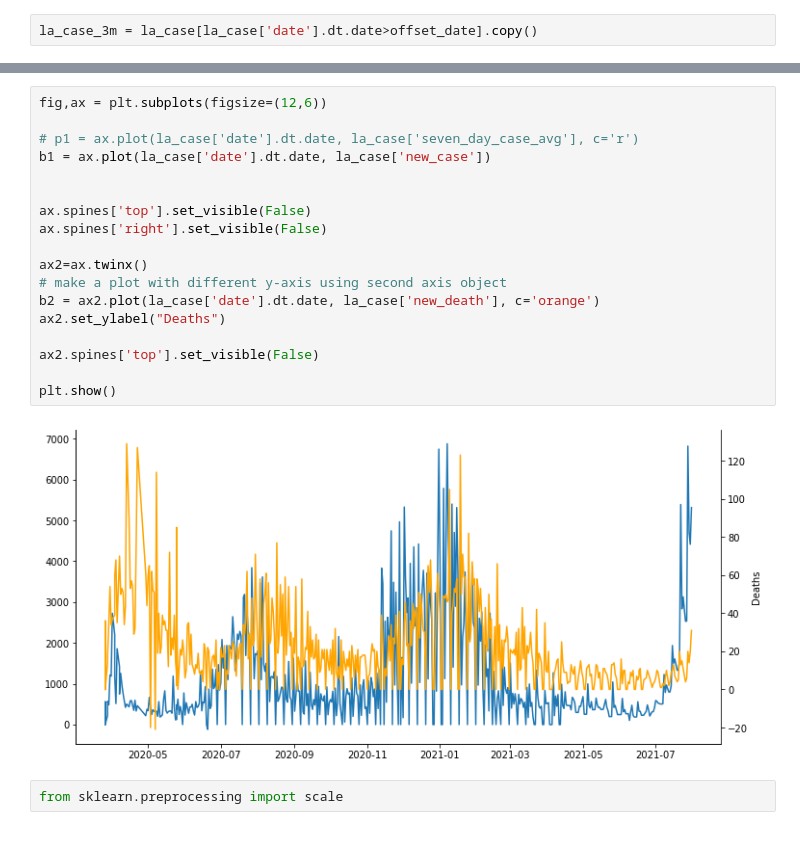
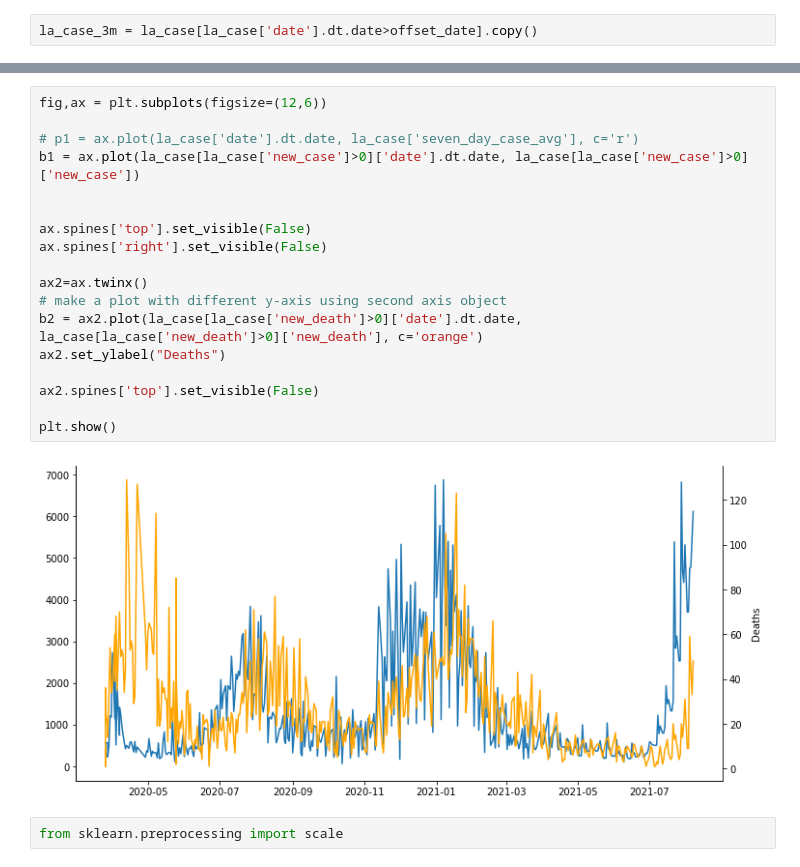
Before and after one commit to khoffLSU/COVID, a Jupyter notebook: Covid_cdc.ipynb, the cells around one changed output, grey strips where cells are left out. Drawn from its saved outputs; the diff is of its cells as text; blank space fills up the shorter version.

```diff
--- a/Covid_cdc.ipynb
+++ b/Covid_cdc.ipynb
@@ -168,23 +168,23 @@ plt.show()
 # %%
 fig,ax = plt.subplots(figsize=(12,6))
 
 # p1 = ax.plot(la_case['date'].dt.date, la_case['seven_day_case_avg'], c='r')
-b1 = ax.plot(la_case['date'].dt.date, la_case['new_case'])
+b1 = ax.plot(la_case[la_case['new_case']>0]['date'].dt.date, la_case[la_case['new_case']>0]['new_case'])
 
 
 ax.spines['top'].set_visible(False)
 ax.spines['right'].set_visible(False)
 
 ax2=ax.twinx()
 # make a plot with different y-axis using second axis object
-b2 = ax2.plot(la_case['date'].dt.date, la_case['new_death'], c='orange')
+b2 = ax2.plot(la_case[la_case['new_death']>0]['date'].dt.date, la_case[la_case['new_death']>0]['new_death'], c='orange')
 ax2.set_ylabel("Deaths")
 
 ax2.spines['top'].set_visible(False)
 
 plt.show()
 # %% [output]
-[figure, old version]
+[figure, new version]
 # %%
 from sklearn.preprocessing import scale
 # %%
```
Also changed, not shown: parts of 15 cells of this notebook.
